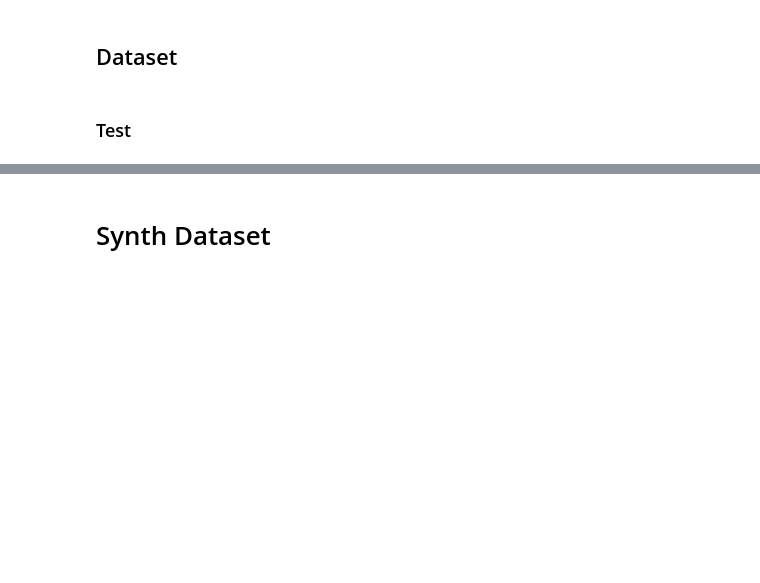
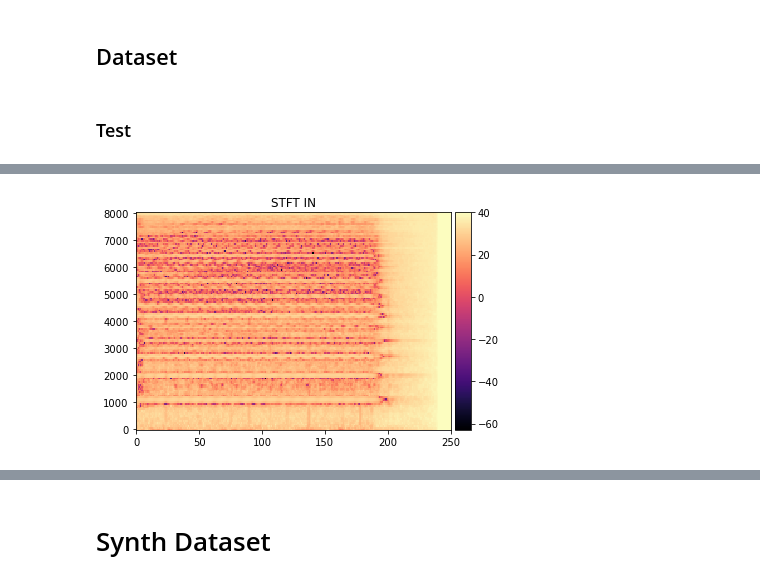
Before and after one commit to nabsara/deep-eurorack-control, a Jupyter notebook: notebooks/Untitled.ipynb, the cells around one changed output, grey strips where cells are left out. Saved outputs shown, nothing was run; the diff lists cells and outputs as text; code cells hidden in the pictures; blank space fills up the shorter version.

```diff
--- a/notebooks/Untitled.ipynb
+++ b/notebooks/Untitled.ipynb
@@ -62,0 +66,6 @@ plt.ylim(30,45)
+# %%
+mel_spec = transform(signal_in)
+mel_db = amp2db(mel_spec)
+plot_stft(mel_db[0],sr,None,None,None,'STFT IN')
+# %% [output]
+[figure, added]
```
Also changed, not shown: parts of 11 cells of this notebook, 6 other files.
